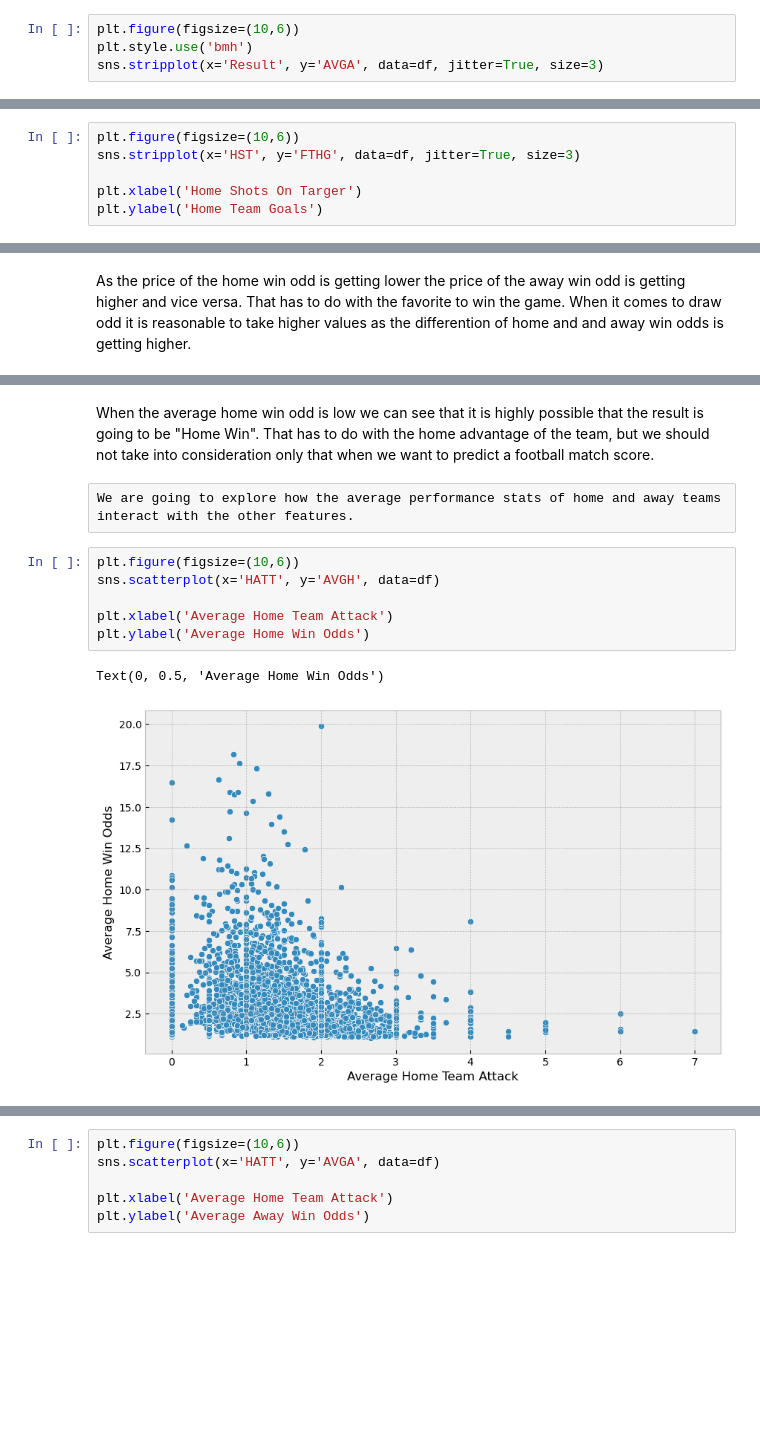
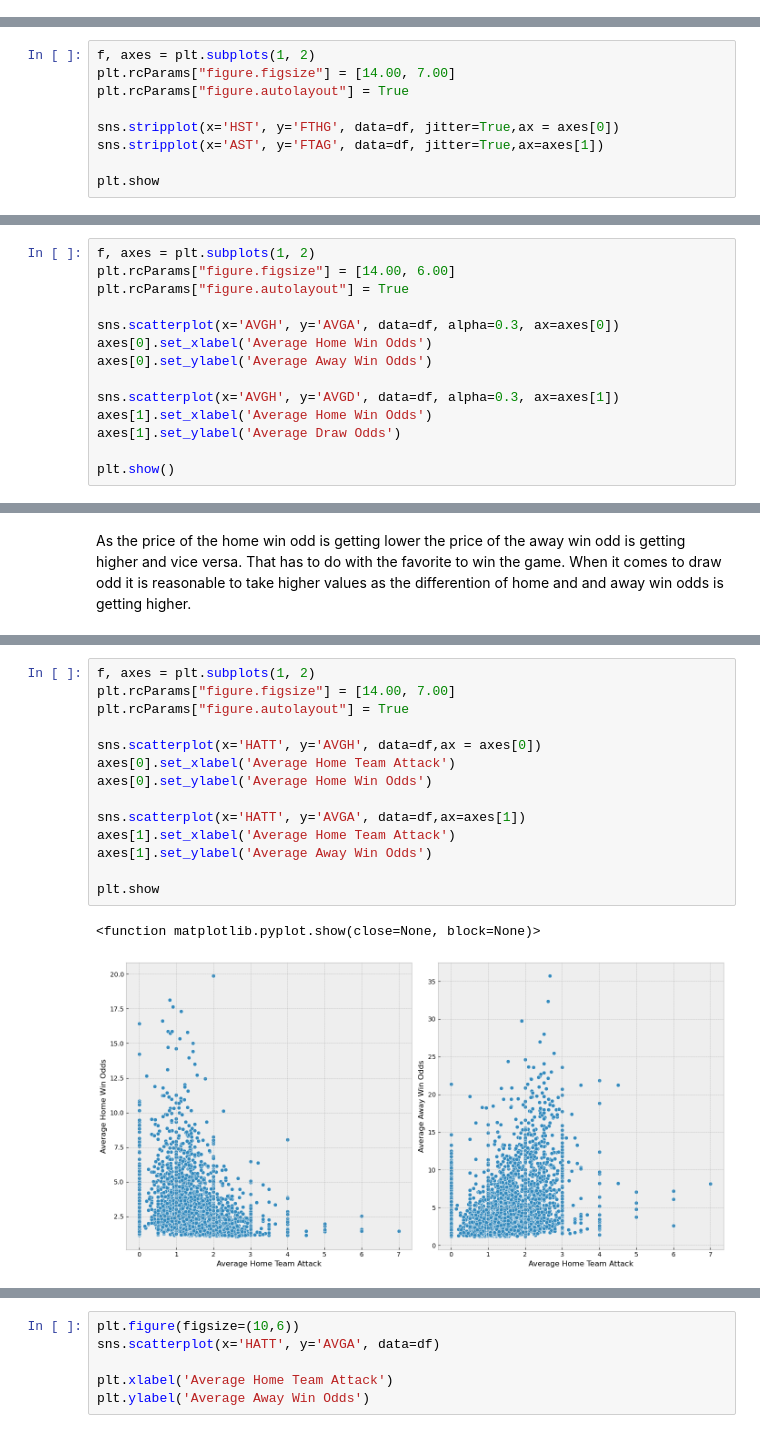
Before and after one commit to georgeanastasiadis/football-match-result-prediction-using-ml-techniques, a Jupyter notebook: EDA/serieA-eda.ipynb, the cells around one changed output, grey strips where cells are left out. Saved outputs shown, nothing was run; the diff lists cells and outputs as text; blank space fills up the shorter version.

```diff
--- a/EDA/serieA-eda.ipynb
+++ b/EDA/serieA-eda.ipynb
@@ -262,4 +246,0 @@ When the home win odds are low it is highly possible that the home team is going
-# %%
-plt.figure(figsize=(10,6))
-plt.style.use('bmh')
-sns.stripplot(x='Result', y='AVGA', data=df, jitter=True, size=3)
@@ -269,7 +247,10 @@ sns.stripplot(x='Result', y='AVGA', data=df, jitter=True, size=3)
 # %%
-plt.figure(figsize=(10,6))
-sns.stripplot(x='HST', y='FTHG', data=df, jitter=True, size=3)
+f, axes = plt.subplots(1, 2)
+plt.rcParams["figure.figsize"] = [14.00, 7.00]
+plt.rcParams["figure.autolayout"] = True
 
-plt.xlabel('Home Shots On Targer')
-plt.ylabel('Home Team Goals')
+sns.stripplot(x='HST', y='FTHG', data=df, jitter=True,ax = axes[0])
+sns.stripplot(x='AST', y='FTAG', data=df, jitter=True,ax=axes[1])
+
+plt.show
 # %% [output]
@@ -308,0 +261,14 @@ Text(0, 0.5, 'Average Draw Odds')
+# %%
+f, axes = plt.subplots(1, 2)
+plt.rcParams["figure.figsize"] = [14.00, 6.00]
+plt.rcParams["figure.autolayout"] = True
+
+sns.scatterplot(x='AVGH', y='AVGA', data=df, alpha=0.3, ax=axes[0])
+axes[0].set_xlabel('Average Home Win Odds')
+axes[0].set_ylabel('Average Away Win Odds')
+
+sns.scatterplot(x='AVGH', y='AVGD', data=df, alpha=0.3, ax=axes[1])
+axes[1].set_xlabel('Average Home Win Odds')
+axes[1].set_ylabel('Average Draw Odds')
+
+plt.show()
@@ -321,13 +287,17 @@ Text(0, 0.5, 'Average Home Win Odds')
-# %% [markdown]
-When the average home win odd is low we can see that it is highly possible that the result is going to be "Home Win". That has to do with the home advantage of the team, but we should not take into consideration only that when we want to predict a football match score.
-# %% [raw]
-We are going to explore how the average performance stats of home and away teams interact with the other features.
 # %%
-plt.figure(figsize=(10,6))
-sns.scatterplot(x='HATT', y='AVGH', data=df)
+f, axes = plt.subplots(1, 2)
+plt.rcParams["figure.figsize"] = [14.00, 7.00]
+plt.rcParams["figure.autolayout"] = True
 
-plt.xlabel('Average Home Team Attack')
-plt.ylabel('Average Home Win Odds')
+sns.scatterplot(x='HATT', y='AVGH', data=df,ax = axes[0])
+axes[0].set_xlabel('Average Home Team Attack')
+axes[0].set_ylabel('Average Home Win Odds')
+
+sns.scatterplot(x='HATT', y='AVGA', data=df,ax=axes[1])
+axes[1].set_xlabel('Average Home Team Attack')
+axes[1].set_ylabel('Average Away Win Odds')
+
+plt.show
 # %% [output]
-Text(0, 0.5, 'Average Home Win Odds')
+<function matplotlib.pyplot.show(close=None, block=None)>
-[figure, old version]
+[figure, new version]
```
Also changed, not shown: parts of 30 cells of this notebook.
